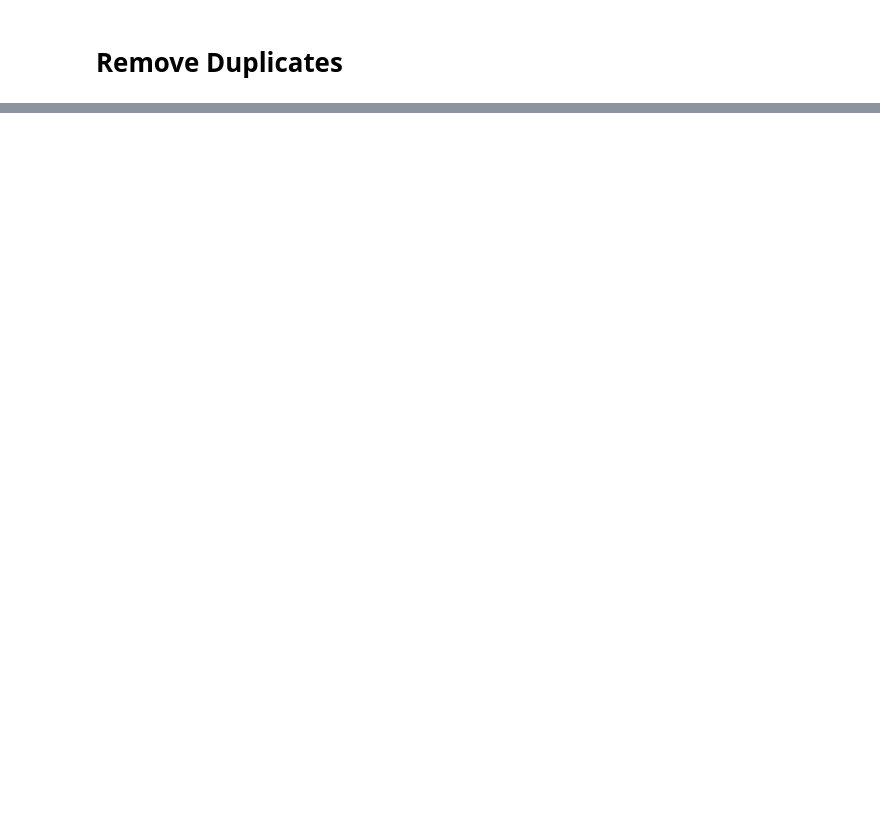
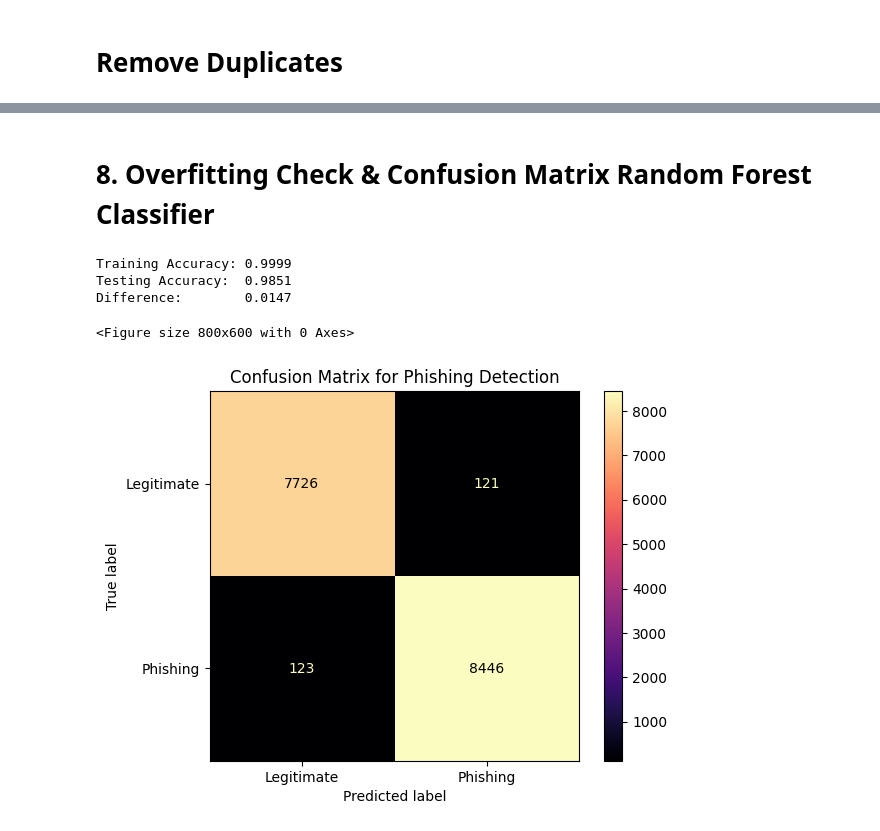
Before and after one commit to JayLao27/AI-extension-BEC-detection, a Jupyter notebook: Datacleaning/BEC_attacks.ipynb, the cells around one changed output, grey strips where cells are left out. Cells and saved outputs as stored; diff of their text form; code cells hidden in the pictures; blank space fills up the shorter version.

```diff
--- a/Datacleaning/BEC_attacks.ipynb
+++ b/Datacleaning/BEC_attacks.ipynb
@@ -97,0 +469,13 @@ File clean_nazario_data.csv is ready for download.
+# %%
+from xgboost import XGBClassifier
+
+print("--- 6.2 XGBoost Classifier ---")
+xgb_model = XGBClassifier(eval_metric='logloss', random_state=42)
+xgb_model.fit(X_train_tfidf, y_train)
+
+y_pred_xgb = xgb_model.predict(X_test_tfidf)
+xgb_acc = accuracy_score(y_test, y_pred_xgb)
+
+print("XGBoost Classification Report:")
+print(classification_report(y_test, y_pred_xgb))
+print(f"Accuracy: {xgb_acc:.4f}")
@@ -97,0 +528,13 @@ File clean_nazario_data.csv is ready for download.
+# %%
+from sklearn.naive_bayes import MultinomialNB
+
+print("--- 6.3 Multinomial Naive Bayes ---")
+nb_model = MultinomialNB()
+nb_model.fit(X_train_tfidf, y_train)
+
+y_pred_nb = nb_model.predict(X_test_tfidf)
+nb_acc = accuracy_score(y_test, y_pred_nb)
+
+print("Naive Bayes Classification Report:")
+print(classification_report(y_test, y_pred_nb))
+print(f"Accuracy: {nb_acc:.4f}")
@@ -97,0 +580,27 @@ File clean_nazario_data.csv is ready for download.
+# %% [markdown]
+# 8. Overfitting Check & Confusion Matrix Random Forest Classifier
+# %%
+from sklearn.metrics import confusion_matrix, ConfusionMatrixDisplay
+
+# Calculate accuracy on training set
+train_pred = rf_model.predict(X_train_tfidf)
+train_acc = accuracy_score(y_train, train_pred)
+test_acc = accuracy_score(y_test, y_pred)
+
+print(f"Training Accuracy: {train_acc:.4f}")
+print(f"Testing Accuracy:  {test_acc:.4f}")
+print(f"Difference:        {train_acc - test_acc:.4f}")
+
+# Plot Confusion Matrix
+cm = confusion_matrix(y_test, y_pred)
+plt.figure(figsize=(8, 6))
+disp = ConfusionMatrixDisplay(confusion_matrix=cm, display_labels=['Legitimate', 'Phishing'])
+disp.plot(cmap='magma')
+plt.title('Confusion Matrix for Phishing Detection')
+plt.show()
+# %% [output]
+Training Accuracy: 0.9999
+Testing Accuracy:  0.9851
+Difference:        0.0147
+<Figure size 800x600 with 0 Axes>
+[figure, added]
```
Also changed, not shown: parts of 35 cells of this notebook, 4 other files.
